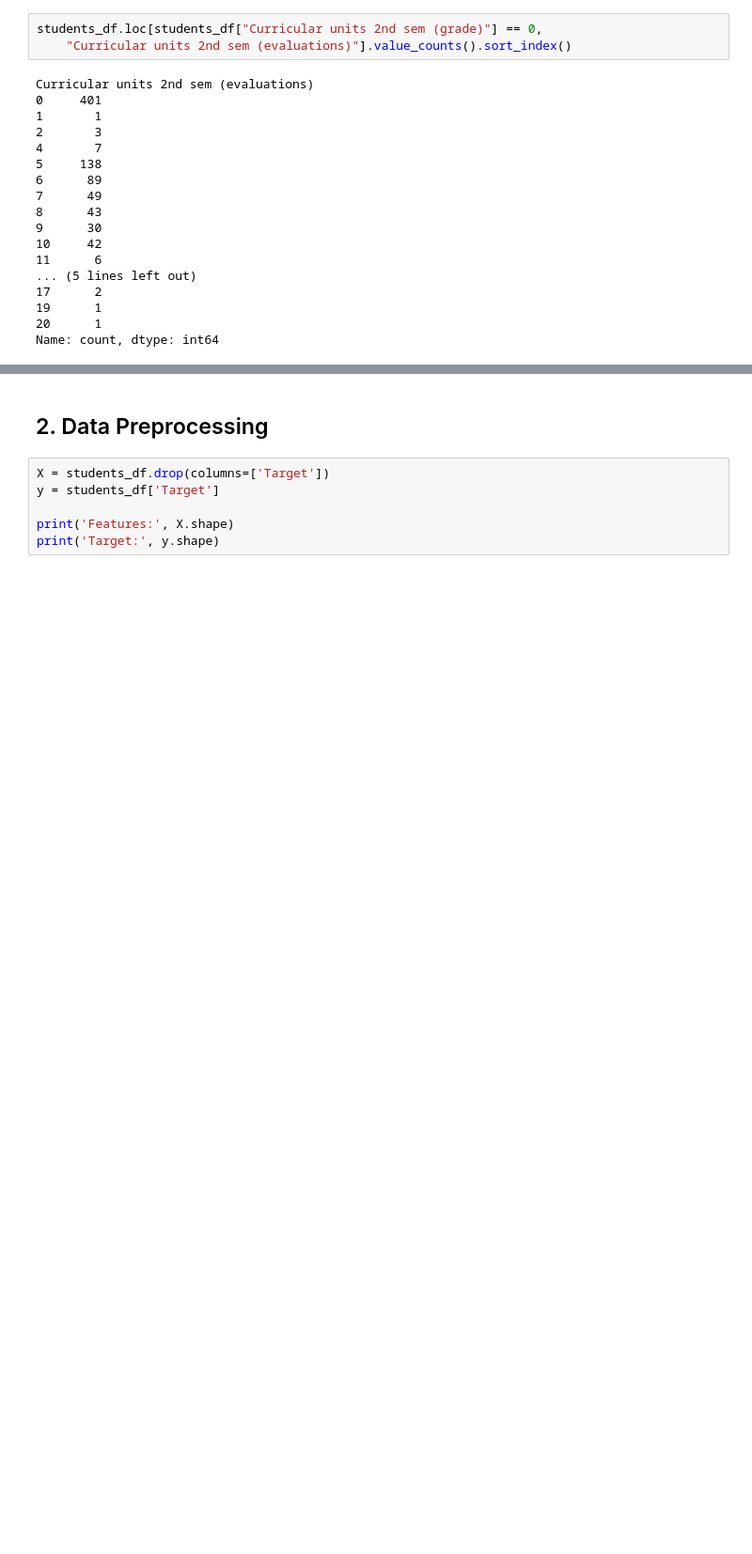
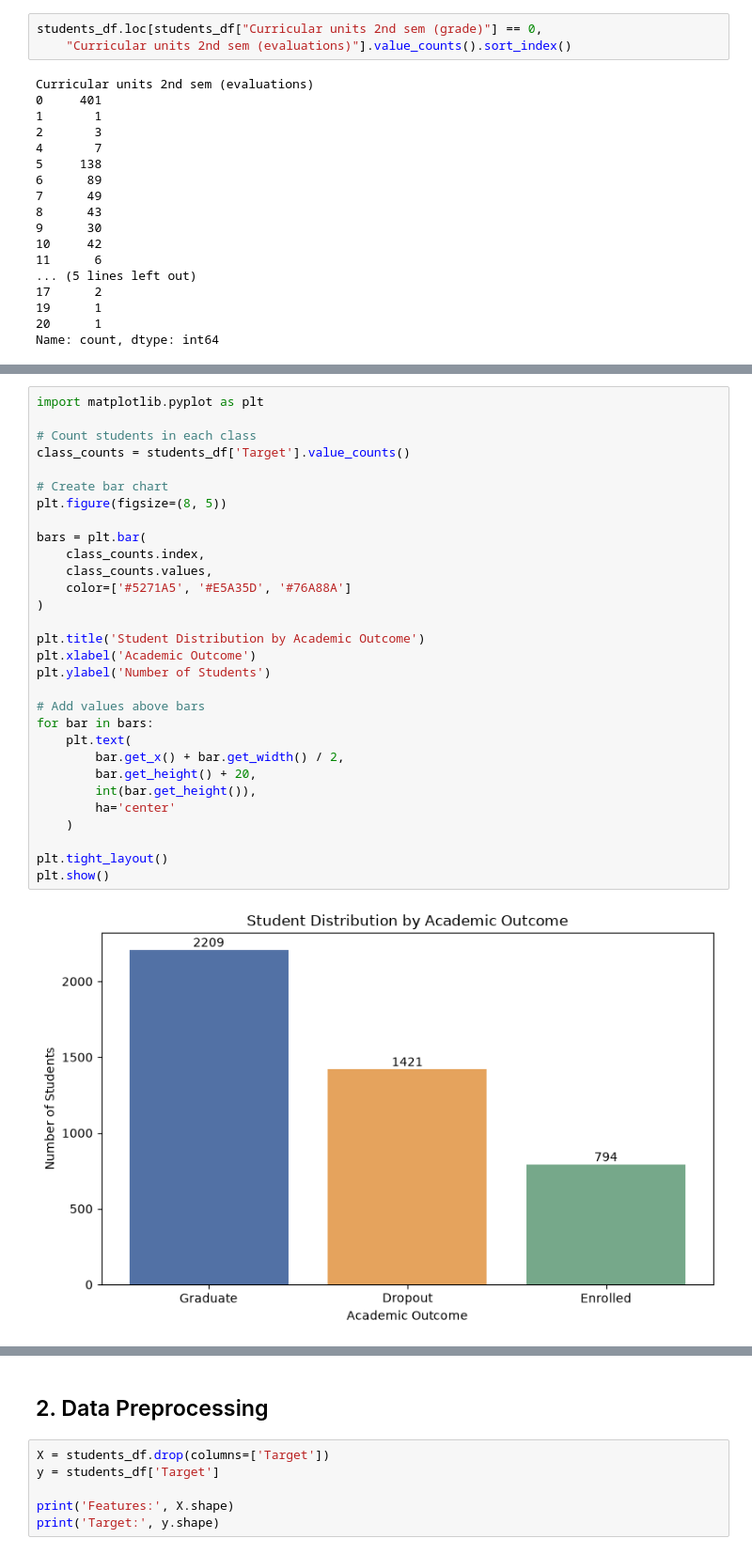
Before and after one commit to LucianaHamaji-2026408/CCT_ML_2026408, a Jupyter notebook: LucianaHamaji_CA1_ML.ipynb, the cells around one changed output, grey strips where cells are left out. Shown at 94% size. Cells and saved outputs as stored; diff of their text form; blank space fills up the shorter version.

```diff
--- a/LucianaHamaji_CA1_ML.ipynb
+++ b/LucianaHamaji_CA1_ML.ipynb
@@ -220,0 +233,32 @@ Name: count, dtype: int64
+# %%
+import matplotlib.pyplot as plt
+
+# Count students in each class
+class_counts = students_df['Target'].value_counts()
+
+# Create bar chart
+plt.figure(figsize=(8, 5))
+
+bars = plt.bar(
+    class_counts.index,
+    class_counts.values,
+    color=['#5271A5', '#E5A35D', '#76A88A']
+)
+
+plt.title('Student Distribution by Academic Outcome')
+plt.xlabel('Academic Outcome')
+plt.ylabel('Number of Students')
+
+# Add values above bars
+for bar in bars:
+    plt.text(
+        bar.get_x() + bar.get_width() / 2,
+        bar.get_height() + 20,
+        int(bar.get_height()),
+        ha='center'
+    )
+
+plt.tight_layout()
+plt.show()
+# %% [output]
+[figure, added]
```
Also changed, not shown: parts of 21 cells of this notebook.
